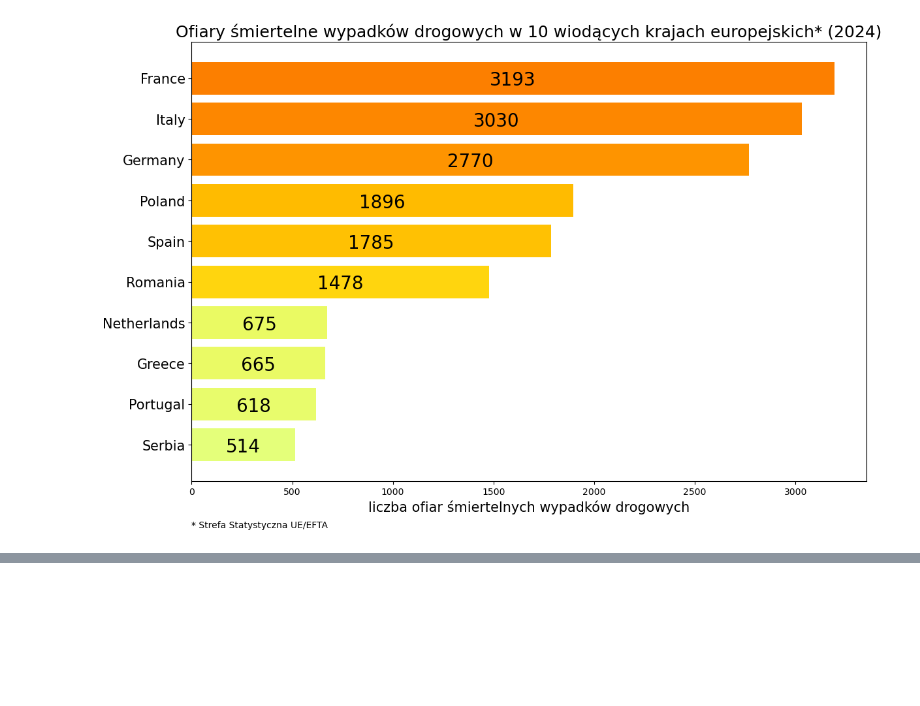
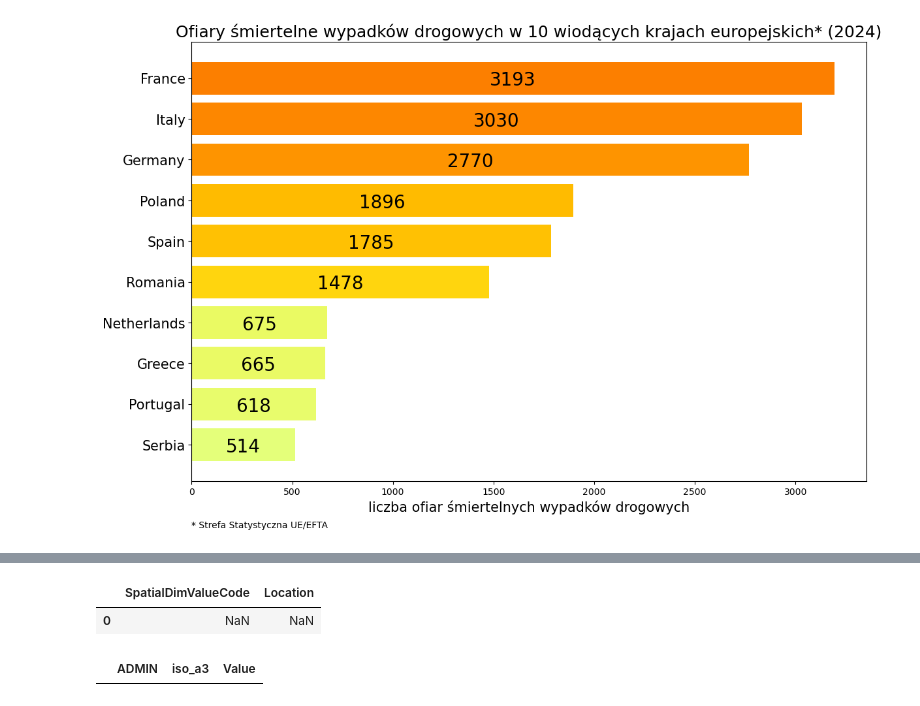
Before and after one commit to JankData/car-accidents-visualizations, a Jupyter notebook: notebooks/wypadki1.ipynb, the cells around one changed output, grey strips where cells are left out. Saved outputs shown, nothing was run; the diff lists cells and outputs as text; code cells hidden in the pictures; blank space fills up the shorter version.

```diff
--- a/notebooks/wypadki1.ipynb
+++ b/notebooks/wypadki1.ipynb
@@ -608,0 +622,4 @@ plt.show()
+# %%
+url = "https://naturalearth.s3.amazonaws.com/10m_cultural/ne_10m_admin_0_countries.zip"
+# %%
+world = gpd.read_file(url)
@@ -608,0 +636,5 @@ plt.show()
+# %%
+world = world.rename(columns={'ADM0_A3': 'iso_a3'})
+# %%
+world.loc[world['iso_a3'] == 'SDS', 'iso_a3'] = 'SSD'
+world.loc[world['ADMIN'] == 'Somaliland', 'iso_a3'] = 'SOM'
@@ -608,0 +683,18 @@ plt.show()
+# %%
+who_not_on_map = (
+    df.loc[~df['SpatialDimValueCode'].isin(world['iso_a3']),
+           ['SpatialDimValueCode', 'Location']]
+    .drop_duplicates()
+    .sort_values('SpatialDimValueCode')
+)
+
+who_not_on_map
+# %% [output]
+|  | SpatialDimValueCode | Location |
+| 0 | NaN | NaN |
+# %%
+world_merged[
+    world_merged['iso_a3'].isin(who_not_on_map['SpatialDimValueCode'])
+][['ADMIN', 'iso_a3', 'Value']]
+# %% [output]
+|  | ADMIN | iso_a3 | Value |
```
Also changed, not shown: parts of 7 cells of this notebook.
